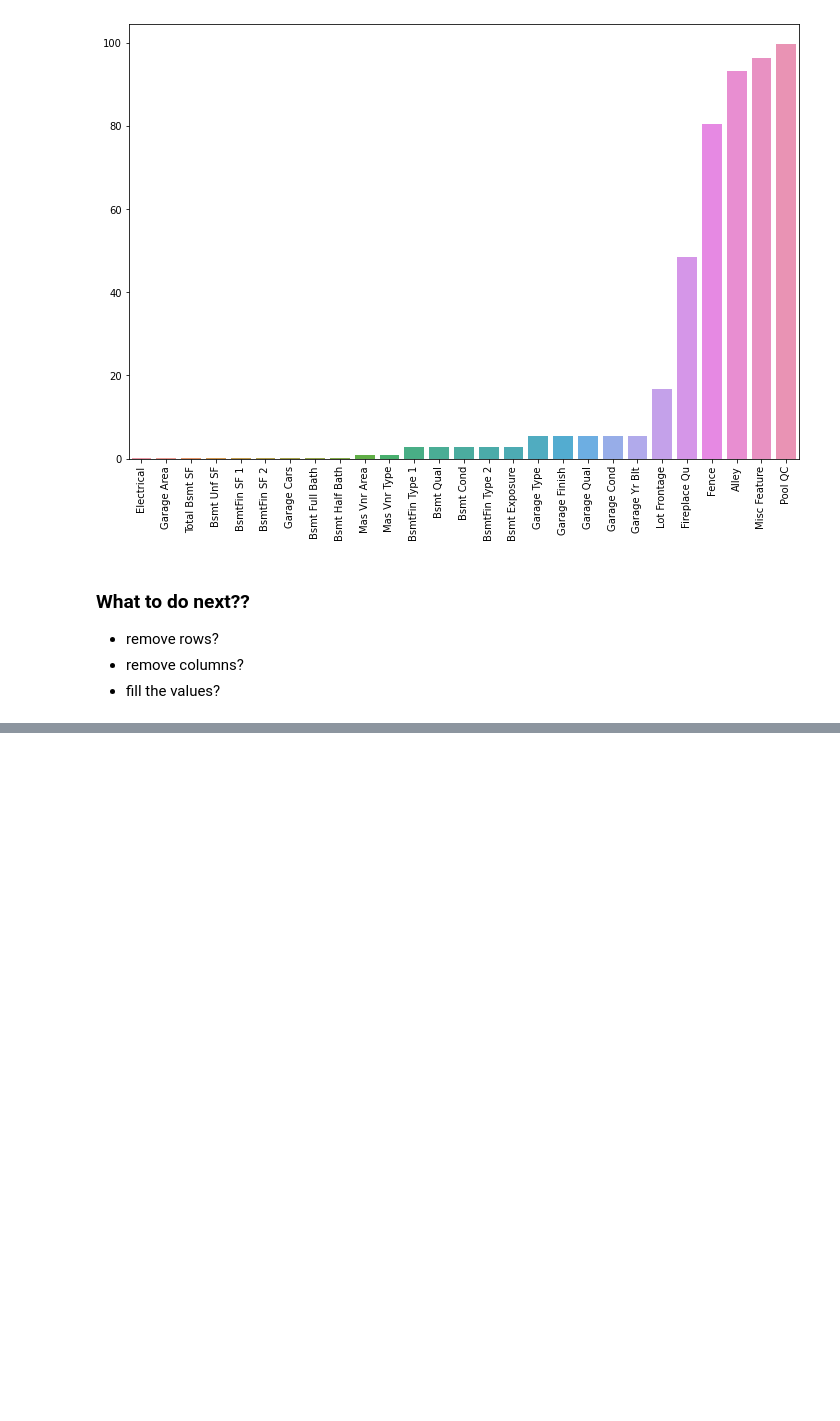
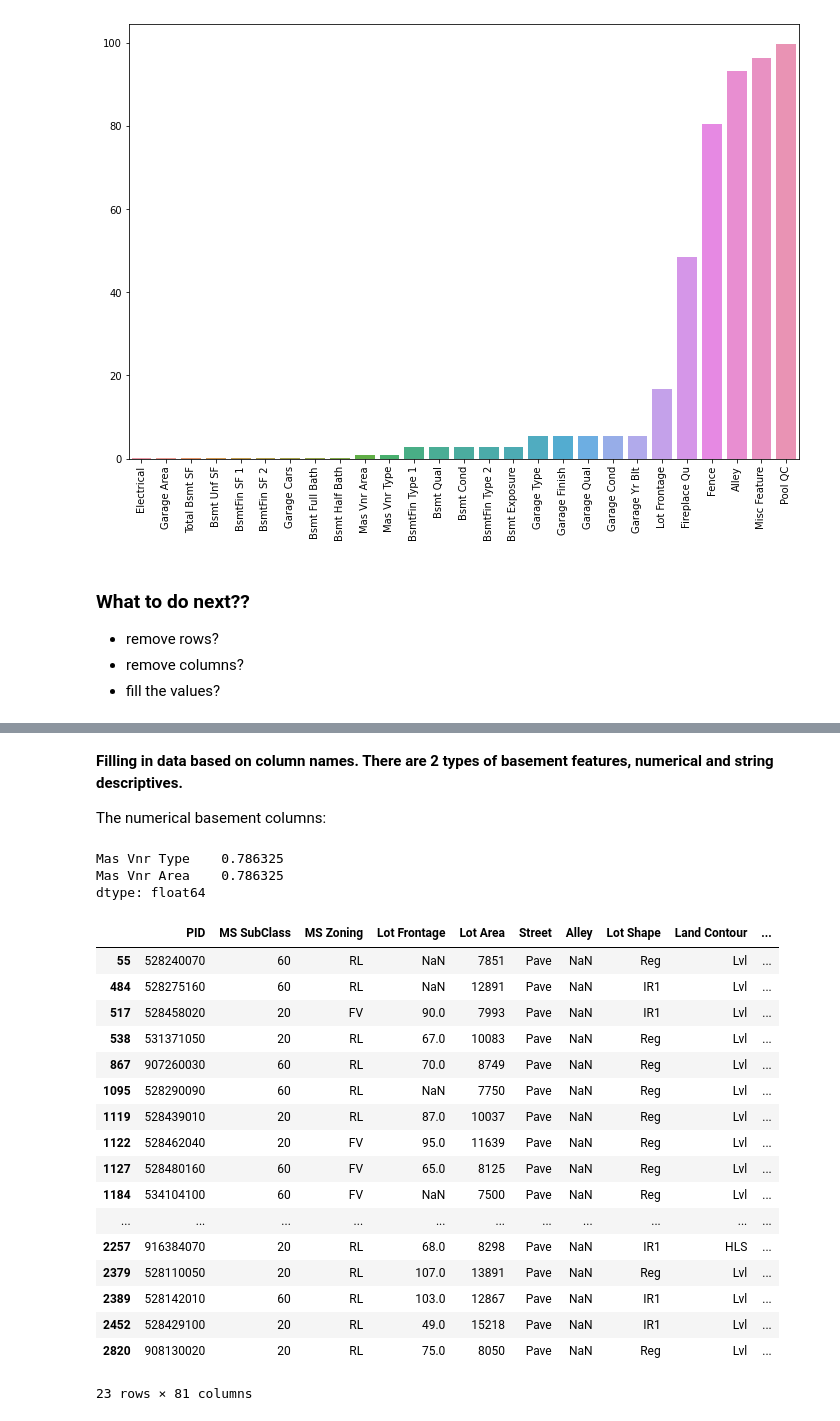
Before and after one commit to ravi0531rp/DataScienceComplete, a Jupyter notebook: Data_Science_ML_Based/006. Feature Engineering.ipynb, the cells around one changed output, grey strips where cells are left out. Saved outputs shown, nothing was run; the diff lists cells and outputs as text; code cells hidden in the pictures; blank space fills up the shorter version.

```diff
--- a/Data_Science_ML_Based/006. Feature Engineering.ipynb
+++ b/Data_Science_ML_Based/006. Feature Engineering.ipynb
@@ -363,0 +427,2 @@ plt.xticks(rotation=90)
+# %%
+df = df.dropna(axis=0, subset=['Electrical', 'Garage Cars'])
@@ -363,0 +450,10 @@ plt.xticks(rotation=90)
+# %% [markdown]
+**Filling in data based on column names. There are 2 types of basement features, numerical and string descriptives.**
+
+The numerical basement columns:
+# %%
+bsmt_num_cols = ['BsmtFin SF 1', 'BsmtFin SF 2', 'Bsmt Unf SF','Total Bsmt SF', 'Bsmt Full Bath', 'Bsmt Half Bath']
+df[bsmt_num_cols] = df[bsmt_num_cols].fillna(0)
+# %%
+bsmt_str_cols =  ['Bsmt Qual', 'Bsmt Cond', 'Bsmt Exposure', 'BsmtFin Type 1', 'BsmtFin Type 2']
+df[bsmt_str_cols] = df[bsmt_str_cols].fillna('None')
@@ -363,0 +462,27 @@ plt.xticks(rotation=90)
+# %%
+percent_nan[percent_nan <1]
+# %% [output]
+Mas Vnr Type    0.786325
+Mas Vnr Area    0.786325
+dtype: float64
+# %%
+df[df['Mas Vnr Type'].isnull()]
+# %% [output]
+|  | PID | MS SubClass | MS Zoning | Lot Frontage | Lot Area | Street | Alley | Lot Shape | Land Contour | ... |
+| 55 | 528240070 | 60 | RL | NaN | 7851 | Pave | NaN | Reg | Lvl | ... |
+| 484 | 528275160 | 60 | RL | NaN | 12891 | Pave | NaN | IR1 | Lvl | ... |
+| 517 | 528458020 | 20 | FV | 90.0 | 7993 | Pave | NaN | IR1 | Lvl | ... |
+| 538 | 531371050 | 20 | RL | 67.0 | 10083 | Pave | NaN | Reg | Lvl | ... |
+| 867 | 907260030 | 60 | RL | 70.0 | 8749 | Pave | NaN | Reg | Lvl | ... |
+| 1095 | 528290090 | 60 | RL | NaN | 7750 | Pave | NaN | Reg | Lvl | ... |
+| 1119 | 528439010 | 20 | RL | 87.0 | 10037 | Pave | NaN | Reg | Lvl | ... |
+| 1122 | 528462040 | 20 | FV | 95.0 | 11639 | Pave | NaN | Reg | Lvl | ... |
+| 1127 | 528480160 | 60 | FV | 65.0 | 8125 | Pave | NaN | Reg | Lvl | ... |
+| 1184 | 534104100 | 60 | FV | NaN | 7500 | Pave | NaN | Reg | Lvl | ... |
+| ... | ... | ... | ... | ... | ... | ... | ... | ... | ... | ... |
+| 2257 | 916384070 | 20 | RL | 68.0 | 8298 | Pave | NaN | IR1 | HLS | ... |
+| 2379 | 528110050 | 20 | RL | 107.0 | 13891 | Pave | NaN | Reg | Lvl | ... |
+| 2389 | 528142010 | 60 | RL | 103.0 | 12867 | Pave | NaN | IR1 | Lvl | ... |
+| 2452 | 528429100 | 20 | RL | 49.0 | 15218 | Pave | NaN | IR1 | Lvl | ... |
+| 2820 | 908130020 | 20 | RL | 75.0 | 8050 | Pave | NaN | Reg | Lvl | ... |
+23 rows × 81 columns
```
Also changed, not shown: parts of 13 cells of this notebook.
